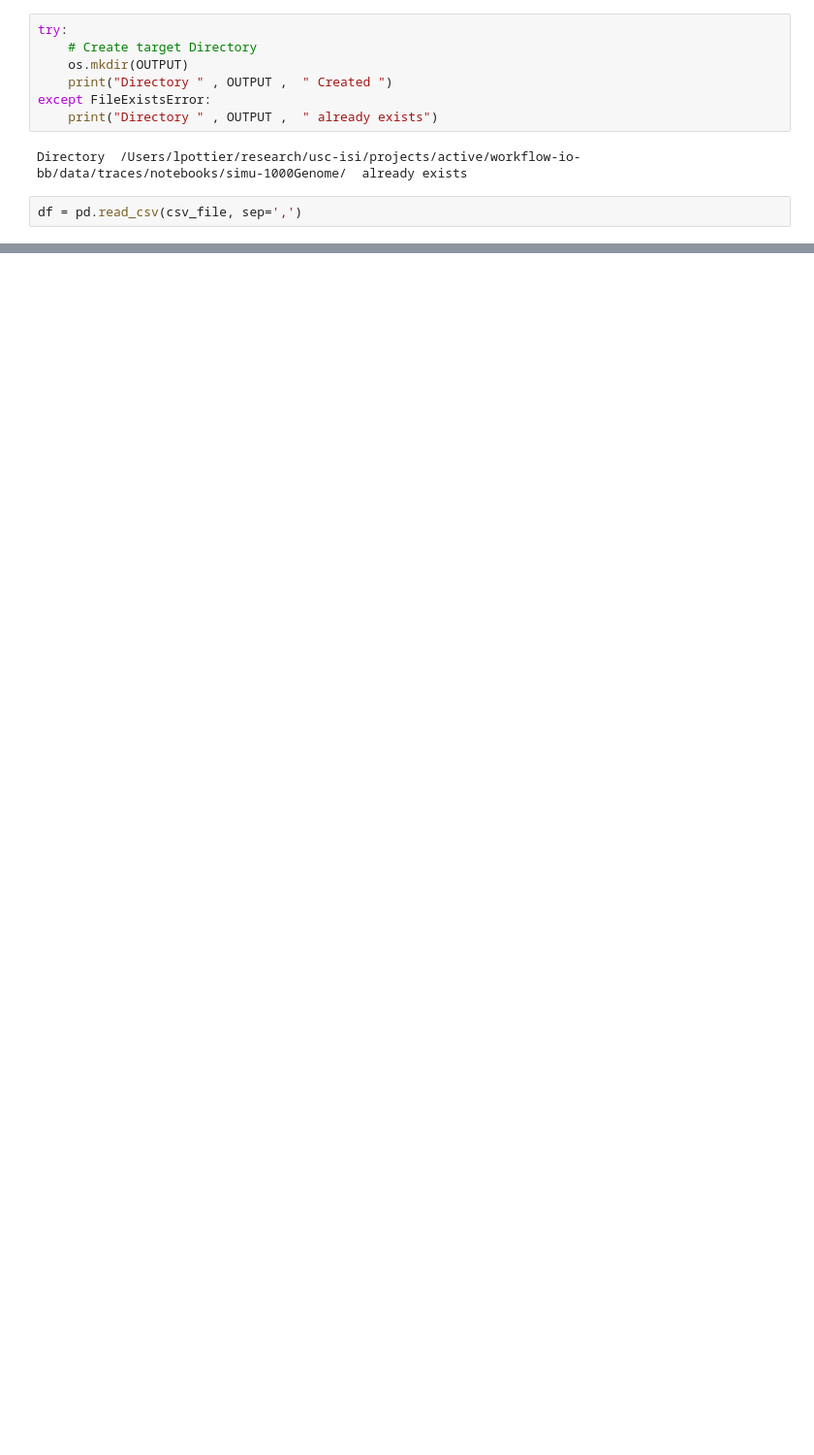
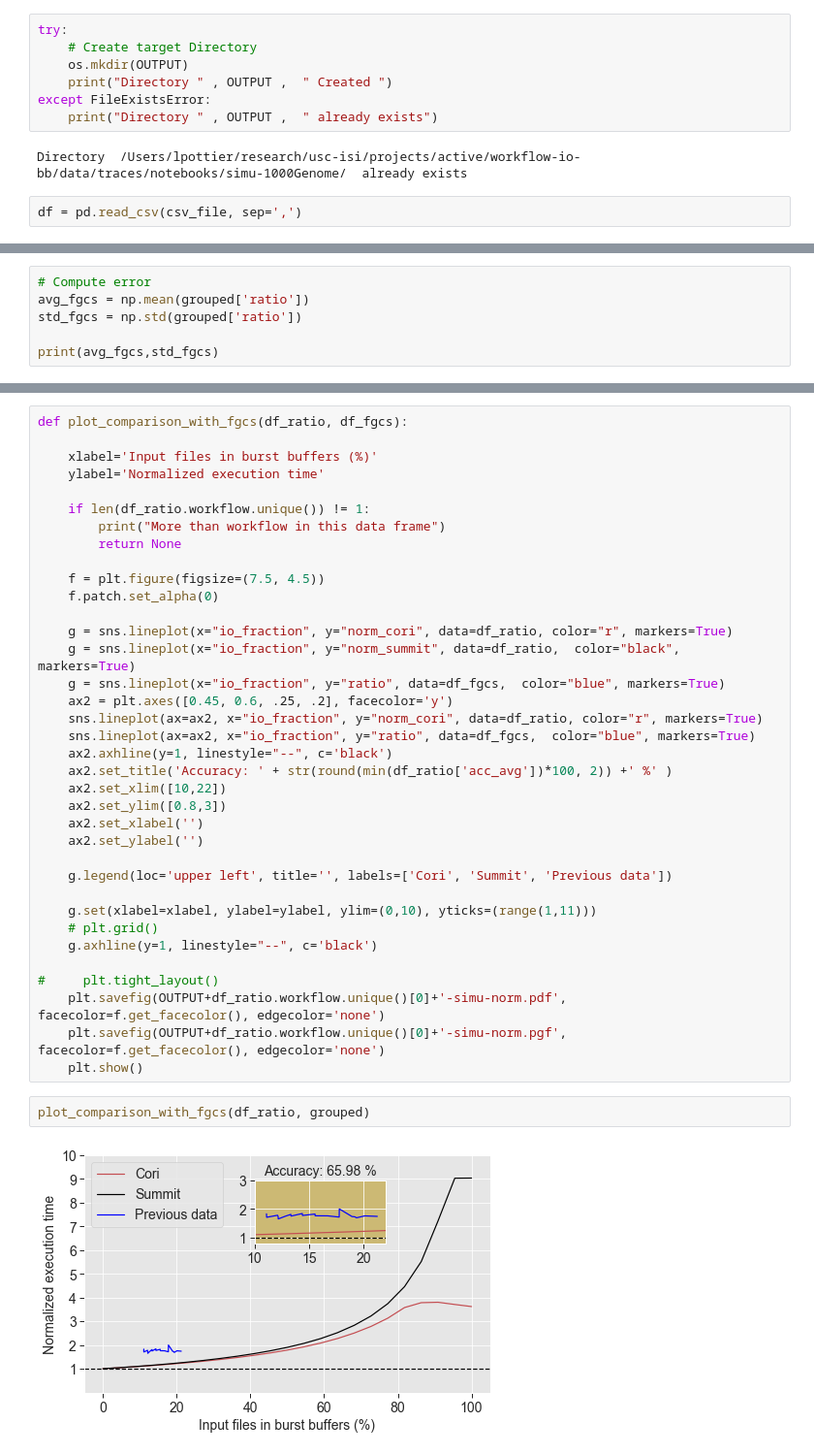
Before and after one commit to lpottier/workflow-io-bb, a Jupyter notebook: data/traces/notebooks/10000genome-simu.ipynb, the cells around one changed output, grey strips where cells are left out. Shown at 97% size. Drawn from its saved outputs; the diff is of its cells as text; blank space fills up the shorter version.

```diff
--- a/data/traces/notebooks/10000genome-simu.ipynb
+++ b/data/traces/notebooks/10000genome-simu.ipynb
@@ -124,0 +187,6 @@ plot_workflow_input_files(df)
+# %%
+# Compute error
+avg_fgcs = np.mean(grouped['ratio'])
+std_fgcs = np.std(grouped['ratio'])
+
+print(avg_fgcs,std_fgcs)
@@ -124,0 +210,40 @@ plot_workflow_input_files(df)
+# %%
+def plot_comparison_with_fgcs(df_ratio, df_fgcs):
+
+    xlabel='Input files in burst buffers (%)'
+    ylabel='Normalized execution time'
+
+    if len(df_ratio.workflow.unique()) != 1:
+        print("More than workflow in this data frame")
+        return None
+
+    f = plt.figure(figsize=(7.5, 4.5))
+    f.patch.set_alpha(0)
+
+    g = sns.lineplot(x="io_fraction", y="norm_cori", data=df_ratio, color="r", markers=True)
+    g = sns.lineplot(x="io_fraction", y="norm_summit", data=df_ratio,  color="black", markers=True)
+    g = sns.lineplot(x="io_fraction", y="ratio", data=df_fgcs,  color="blue", markers=True)
+    ax2 = plt.axes([0.45, 0.6, .25, .2], facecolor='y')
+    sns.lineplot(ax=ax2, x="io_fraction", y="norm_cori", data=df_ratio, color="r", markers=True)
+    sns.lineplot(ax=ax2, x="io_fraction", y="ratio", data=df_fgcs,  color="blue", markers=True)
+    ax2.axhline(y=1, linestyle="--", c='black')
+    ax2.set_title('Accuracy: ' + str(round(min(df_ratio['acc_avg'])*100, 2)) +' %' )
+    ax2.set_xlim([10,22])
+    ax2.set_ylim([0.8,3])
+    ax2.set_xlabel('')
+    ax2.set_ylabel('')
+
+    g.legend(loc='upper left', title='', labels=['Cori', 'Summit', 'Previous data'])
+
+    g.set(xlabel=xlabel, ylabel=ylabel, ylim=(0,10), yticks=(range(1,11)))
+    # plt.grid()
+    g.axhline(y=1, linestyle="--", c='black')
+
+#     plt.tight_layout()
+    plt.savefig(OUTPUT+df_ratio.workflow.unique()[0]+'-simu-norm.pdf', facecolor=f.get_facecolor(), edgecolor='none')
+    plt.savefig(OUTPUT+df_ratio.workflow.unique()[0]+'-simu-norm.pgf', facecolor=f.get_facecolor(), edgecolor='none')
+    plt.show()
+# %%
+plot_comparison_with_fgcs(df_ratio, grouped)
+# %% [output]
+[figure, added]
```
Also changed, not shown: parts of 9 cells of this notebook.
